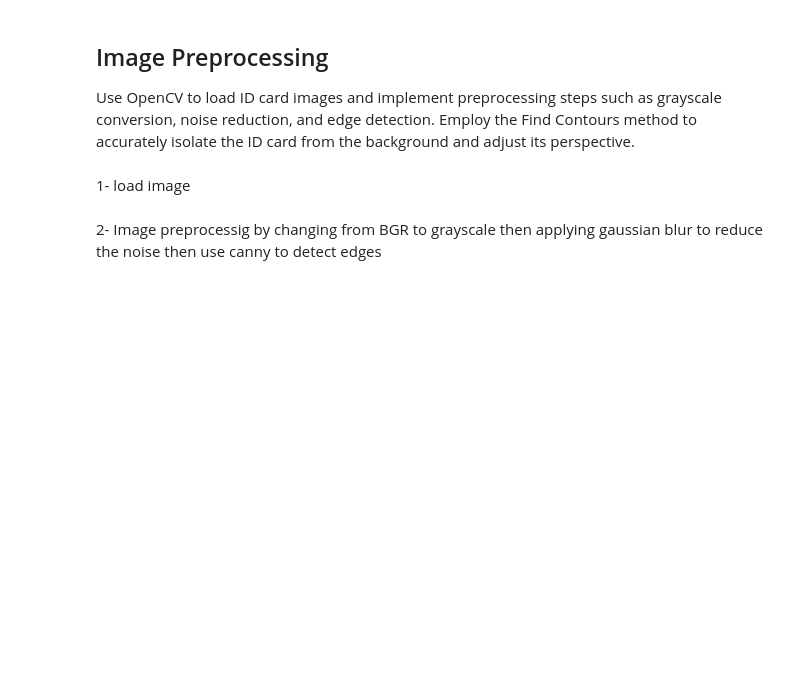
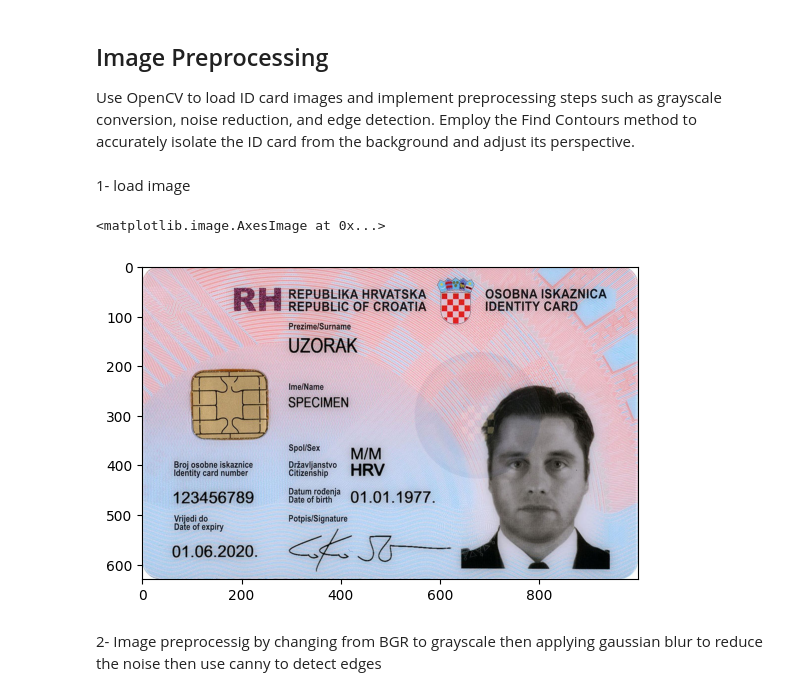
Before and after one commit to MaiElBaradei/National-ID-Card-Recognition, a Jupyter notebook: National_ID_Recognition.ipynb, the cells around one changed output. Drawn from its saved outputs; the diff is of its cells as text; code cells hidden in the pictures; blank space fills up the shorter version.

```diff
--- a/National_ID_Recognition.ipynb
+++ b/National_ID_Recognition.ipynb
@@ -26,2 +21,10 @@ def load_image(image_path):
+# %%
+img_path = 'id5.jpg'
+img = cv2.imread(img_path)
+img = cv2.cvtColor(img,cv2.COLOR_BGR2RGB) # convert image from BGR to RGB
+plt.imshow(img) ### show the image
+# %% [output]
+<matplotlib.image.AxesImage at 0x...>
+[figure, added]
 # %% [markdown]
 2- Image preprocessig by changing from BGR to grayscale then applying gaussian blur to reduce the noise then use canny to detect edges
```
Also changed, not shown: parts of 21 cells of this notebook, 1 other file.
